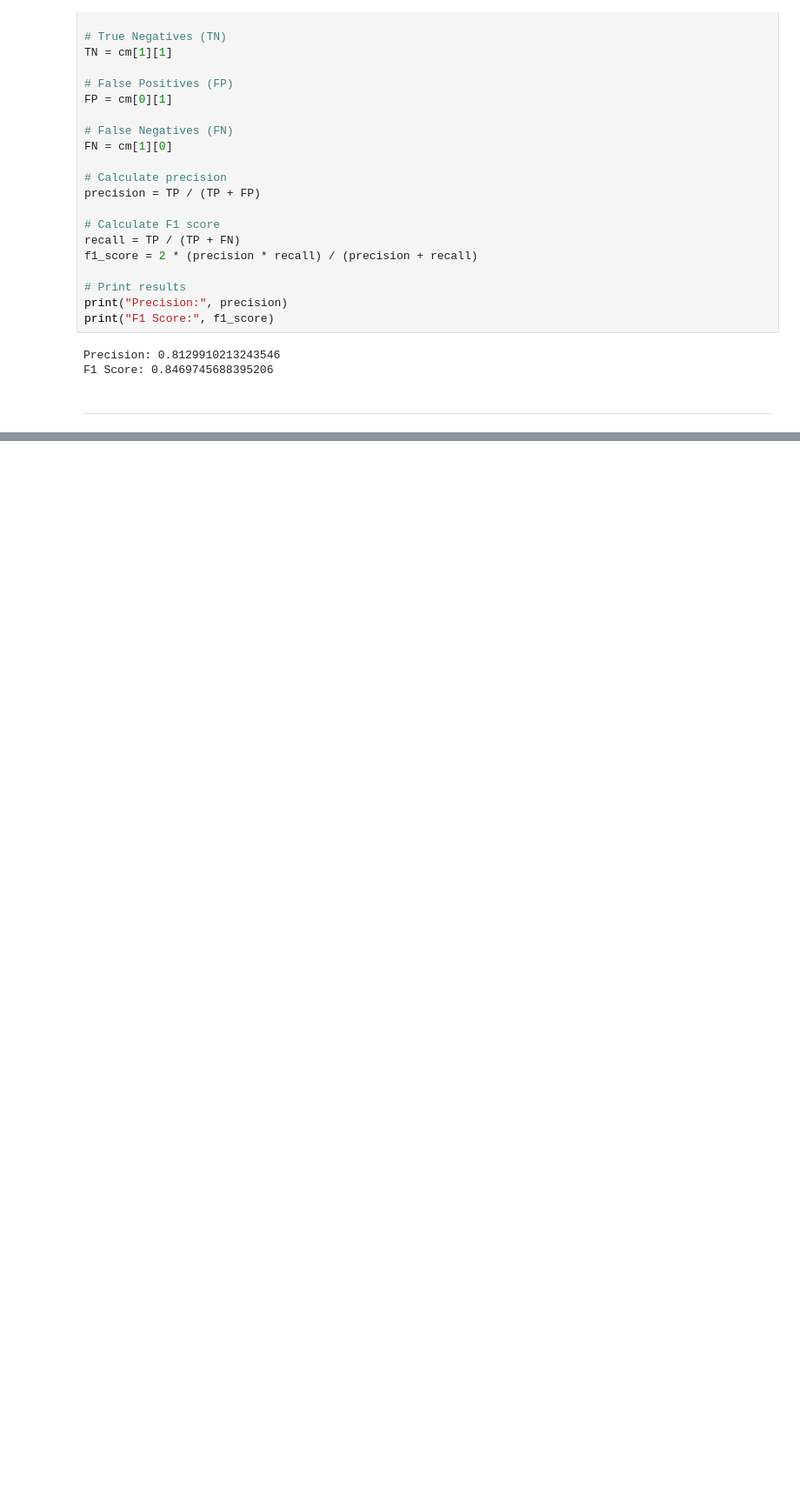
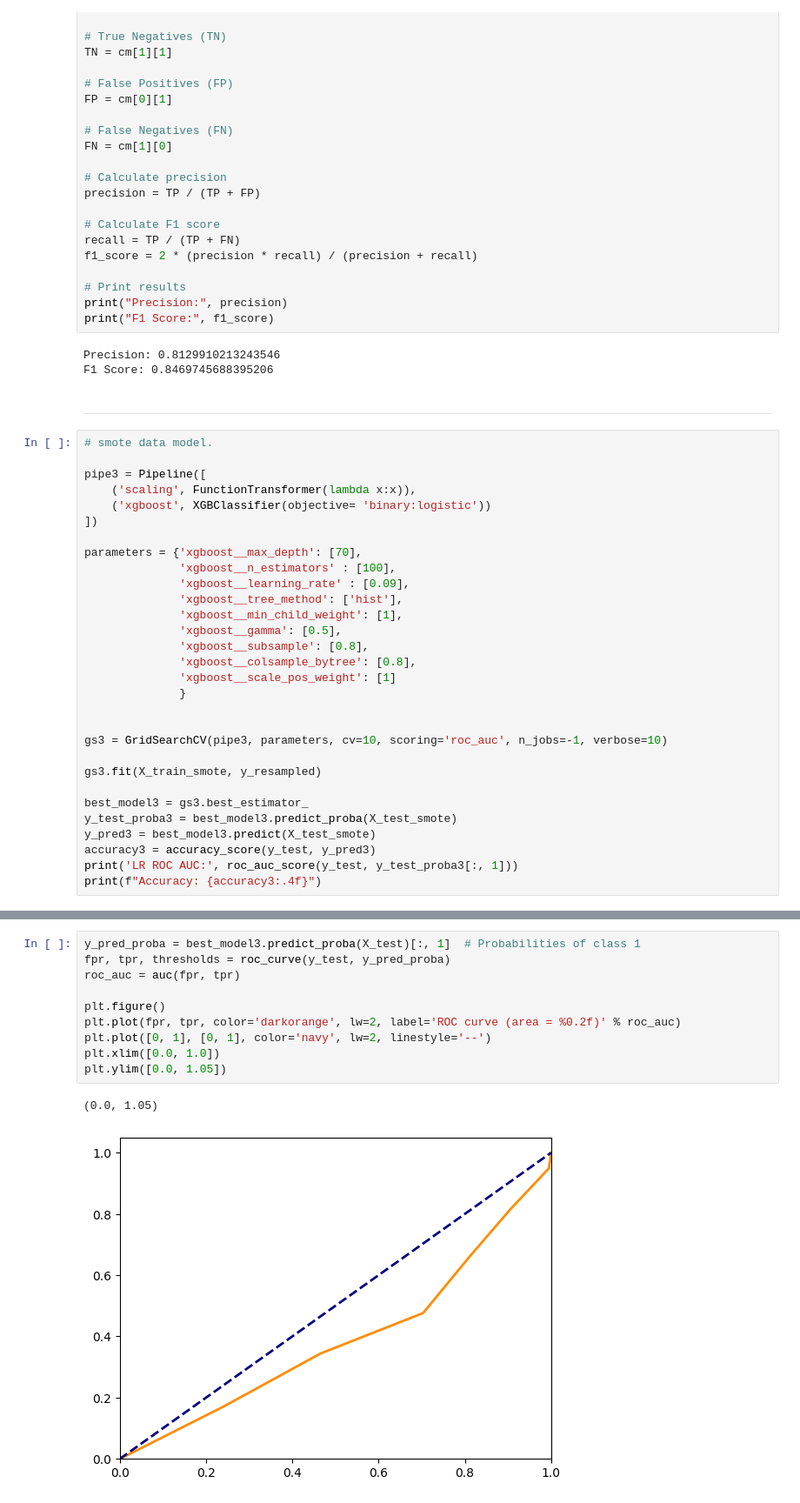
Before and after one commit to RonChits/Default-Probability, a Jupyter notebook: Default_Probability.ipynb, the cells around one changed output, grey strips where cells are left out. Shown at 87% size. Drawn from its saved outputs; the diff is of its cells as text; blank space fills up the shorter version.

```diff
--- a/Default_Probability.ipynb
+++ b/Default_Probability.ipynb
@@ -1420,3 +1420,33 @@ Precision: 0.8129910213243546
 F1 Score: 0.8469745688395206
 # %% [markdown]
 ---
+# %%
+# smote data model.
+
+pipe3 = Pipeline([
+    ('scaling', FunctionTransformer(lambda x:x)),
+    ('xgboost', XGBClassifier(objective= 'binary:logistic'))
+])
+
+parameters = {'xgboost__max_depth': [70],
+              'xgboost__n_estimators' : [100],
+              'xgboost__learning_rate' : [0.09],
+              'xgboost__tree_method': ['hist'],
+              'xgboost__min_child_weight': [1],
+              'xgboost__gamma': [0.5],
+              'xgboost__subsample': [0.8],
+              'xgboost__colsample_bytree': [0.8],
+              'xgboost__scale_pos_weight': [1]
+              }
+
+
+gs3 = GridSearchCV(pipe3, parameters, cv=10, scoring='roc_auc', n_jobs=-1, verbose=10)
+
+gs3.fit(X_train_smote, y_resampled)
+
+best_model3 = gs3.best_estimator_
+y_test_proba3 = best_model3.predict_proba(X_test_smote)
+y_pred3 = best_model3.predict(X_test_smote)
+accuracy3 = accuracy_score(y_test, y_pred3)
+print('LR ROC AUC:', roc_auc_score(y_test, y_test_proba3[:, 1]))
+print(f"Accuracy: {accuracy3:.4f}")
@@ -1422,0 +1457,13 @@ F1 Score: 0.8469745688395206
+# %%
+y_pred_proba = best_model3.predict_proba(X_test)[:, 1]  # Probabilities of class 1
+fpr, tpr, thresholds = roc_curve(y_test, y_pred_proba)
+roc_auc = auc(fpr, tpr)
+
+plt.figure()
+plt.plot(fpr, tpr, color='darkorange', lw=2, label='ROC curve (area = %0.2f)' % roc_auc)
+plt.plot([0, 1], [0, 1], color='navy', lw=2, linestyle='--')
+plt.xlim([0.0, 1.0])
+plt.ylim([0.0, 1.05])
+# %% [output]
+(0.0, 1.05)
+[figure, added]
```
Also changed, not shown: parts of 8 cells of this notebook.
